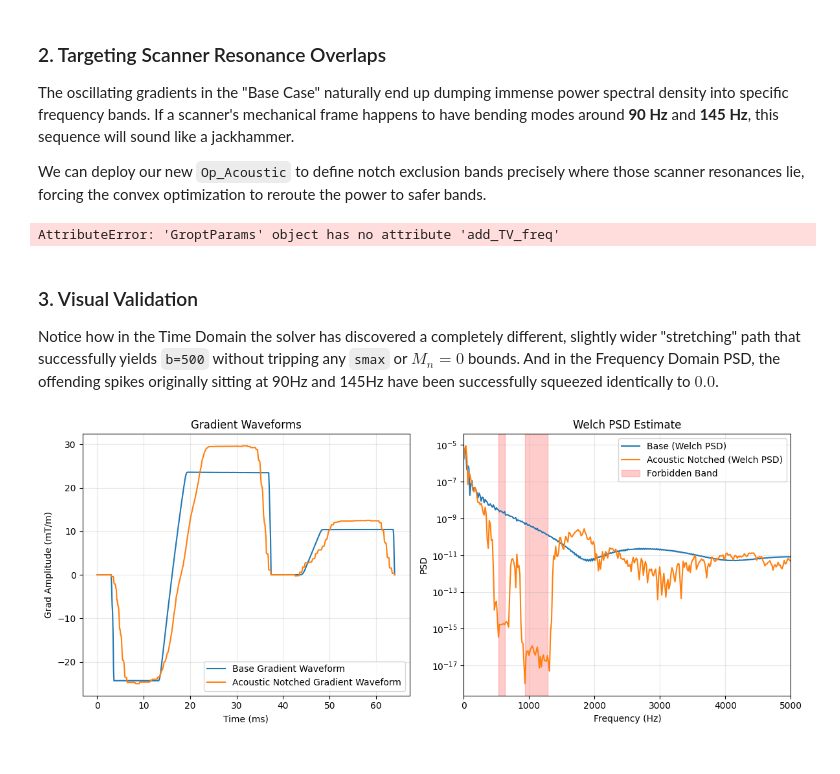
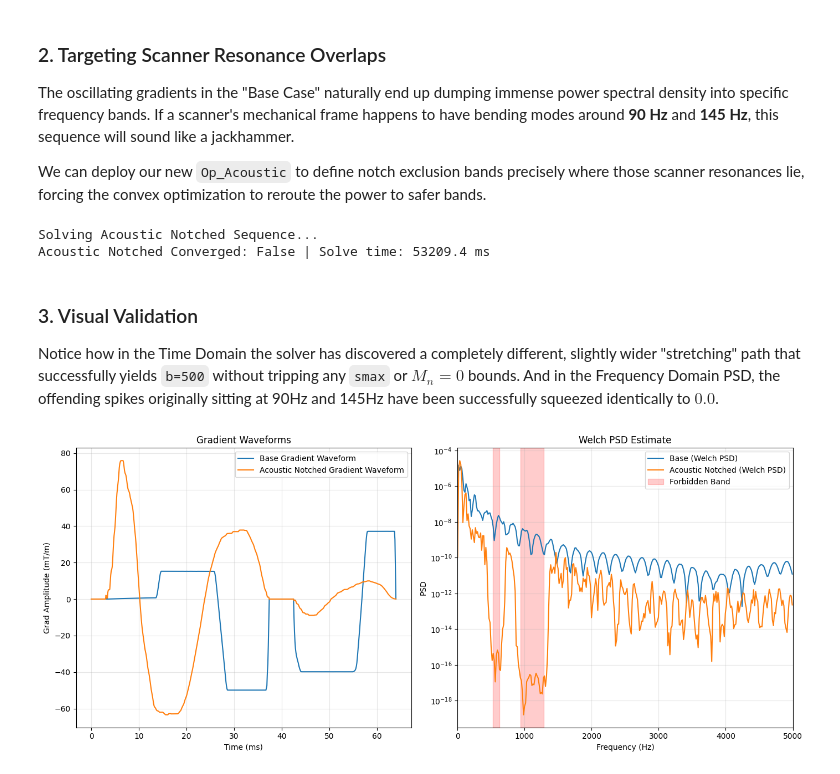
Before and after one commit to bughht/gropt-dev, a Jupyter notebook: gropt-torch/examples/diffusion/acoustic_validation.ipynb, the cells around one changed output. Drawn from its saved outputs; the diff is of its cells as text; code cells hidden in the pictures.

```diff
--- a/gropt-torch/examples/diffusion/acoustic_validation.ipynb
+++ b/gropt-torch/examples/diffusion/acoustic_validation.ipynb
@@ -61,7 +61,7 @@ gparams_base.add_smax(smax)           # 200 T/m/s max slew rate
 # Multi-Moment nulling
 gparams_base.add_moment(0, 0.0)      # M0 = 0 (Base position phase)
 gparams_base.add_moment(1, 0.0)      # M1 = 0 (Velocity/Flow compensation)
-# gparams_base.add_moment(2, 0.0)      # M2 = 0 (Velocity/Flow compensation)
+gparams_base.add_moment(2, 0.0)      # M2 = 0 (Velocity/Flow compensation)
 # Removed M2 = 0 as it prevents valid solutions at these short TEs and causes solver chatter
 
 # Add Total Variation (TV) specifically to create a smooth base curve, minimizing noise
@@ -99,7 +99,7 @@ forbidden_bandwidths = [f['bandwidth'] for f in forbidden_frequency]
 # Use a tapered band edge and a mild TV penalty to reduce time-domain ringing
 # while keeping the notch depth strong.
 gparams_ac.add_acoustic(forbidden_frequencies, forbidden_bandwidths, weight_mod=0.5, transition_hz=100.0, n_pad=4096)
-gparams_ac.add_TV_freq(1e-4, weight_mod=20.0, n_pad=4096)
+gparams_ac.add_TV_freq(1e-3, weight_mod=0.8, n_pad=4096)
 
 
 print("Solving Acoustic Notched Sequence...")
@@ -111,7 +111,8 @@ stop_t = timer()
 out_ac = result_ac.X
 print(f'Acoustic Notched Converged: {result_ac.converged} | Solve time: {1000*(stop_t-start_t):.1f} ms')
 # %% [output]
-AttributeError: 'GroptParams' object has no attribute 'add_TV_freq'
+Solving Acoustic Notched Sequence...
+Acoustic Notched Converged: False | Solve time: 53209.4 ms
 # %% [markdown]
 ### 3. Visual Validation
 Notice how in the Time Domain the solver has discovered a completely different, slightly wider "stretching" path that successfully yields `b=500` without tripping any `smax` or $M_n=0$ bounds. And in the Frequency Domain PSD, the offending spikes originally sitting at 90Hz and 145Hz have been successfully squeezed identically to $0.0$.
@@ -126,32 +127,32 @@ noverlap = nperseg // 2
 xf, psd_base = welch(out_base.cpu(), fs=fs, window="hann", nperseg=nperseg, noverlap=noverlap, scaling="density")
 _, psd_ac = welch(out_ac.cpu(), fs=fs, window="hann", nperseg=nperseg, noverlap=noverlap, scaling="density")
 
 tt_ms = np.arange(out_base.size(dim=0)) * gparams_base.dt * 1e3
 
 
 # Optional comparison plot
-plt.figure(figsize=(12, 5))
+plt.figure(figsize=(14, 6))
 plt.subplot(121)
 plt.plot(tt_ms, out_base.cpu()*1000, label="Base Gradient Waveform", color="tab:blue")
 plt.plot(tt_ms, out_ac.cpu()*1000, label="Acoustic Notched Gradient Waveform", color="tab:orange")
 plt.xlabel("Time (ms)")
 plt.ylabel("Grad Amplitude (mT/m)")
 plt.title("Gradient Waveforms")
 plt.grid(True, which="both", alpha=0.3)
 plt.legend()
 
 plt.subplot(122)
 plt.semilogy(xf, psd_base, label="Base (Welch PSD)", color="tab:blue")
 plt.semilogy(xf, psd_ac, label="Acoustic Notched (Welch PSD)", color="tab:orange")
 for idx, (f, bw) in enumerate(zip(forbidden_frequencies, forbidden_bandwidths)):
     plt.axvspan(f - bw / 2, f + bw / 2, alpha=0.2, color="red", label="Forbidden Band" if idx == 0 else None)
 plt.xlim(0, 5000)
 plt.xlabel("Frequency (Hz)")
 plt.ylabel("PSD")
 plt.title("Welch PSD Estimate")
 plt.grid(True, which="both", alpha=0.3)
 plt.legend()
 plt.tight_layout()
 plt.show()
 # %% [output]
-[figure, old version]
+[figure, new version]
```
Also changed, not shown: parts of 1 cell of this notebook, 17 other files.
